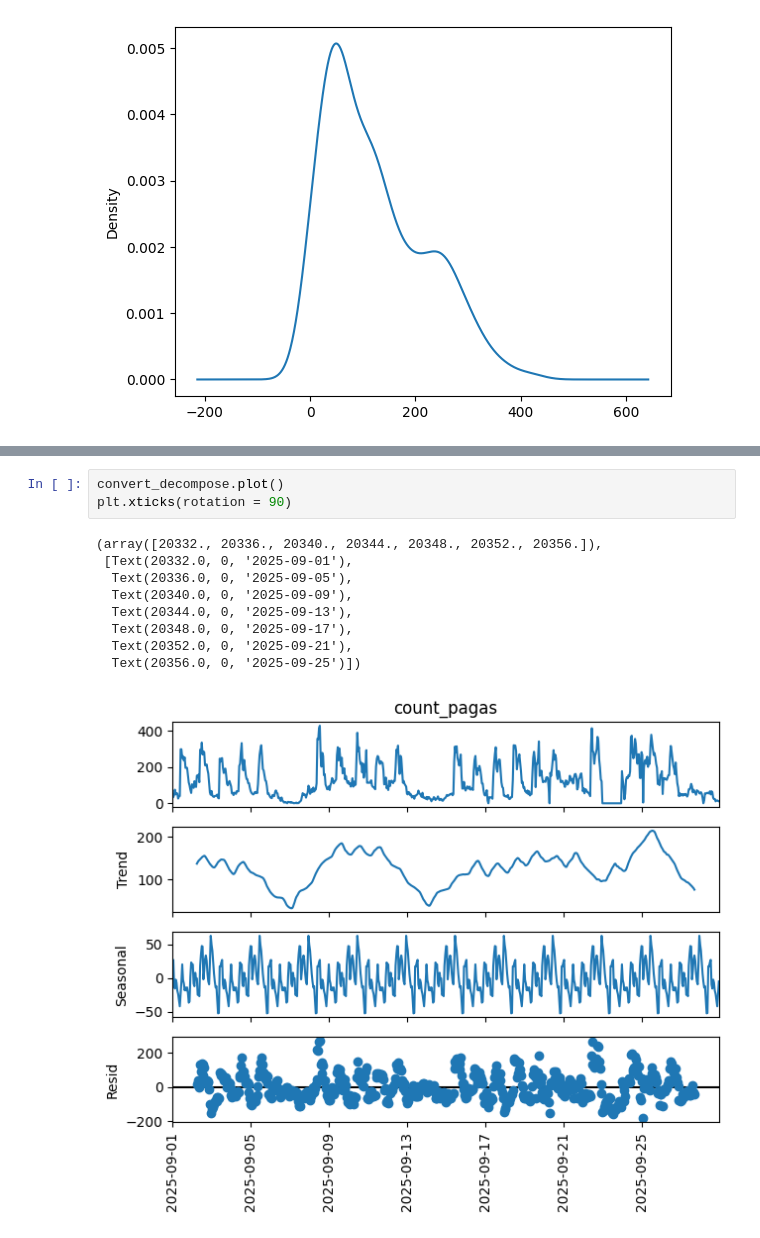
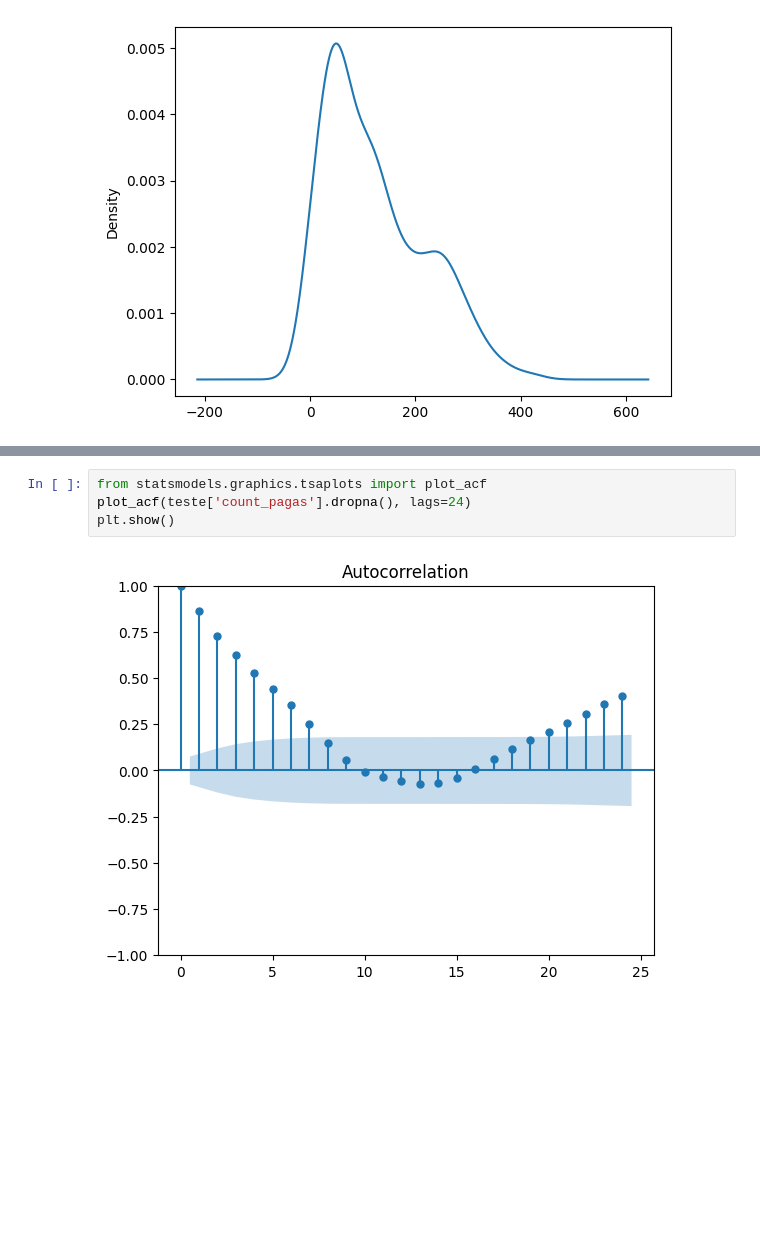
Before and after one commit to Fagner608/projeto_consultas, a Jupyter notebook: src/planejamento/conversao.ipynb, the cells around one changed output, grey strips where cells are left out. Drawn from its saved outputs; the diff is of its cells as text; blank space fills up the shorter version.

```diff
--- a/src/planejamento/conversao.ipynb
+++ b/src/planejamento/conversao.ipynb
@@ -248,13 +225,6 @@ convert_decompose = seasonal_decompose(teste['count_pagas'], model='additive', p
-# %%
-convert_decompose.plot()
-plt.xticks(rotation = 90)
-# %% [output]
-(array([20332., 20336., 20340., 20344., 20348., 20352., 20356.]),
- [Text(20332.0, 0, '2025-09-01'),
-  Text(20336.0, 0, '2025-09-05'),
-  Text(20340.0, 0, '2025-09-09'),
-  Text(20344.0, 0, '2025-09-13'),
-  Text(20348.0, 0, '2025-09-17'),
-  Text(20352.0, 0, '2025-09-21'),
-  Text(20356.0, 0, '2025-09-25')])
-[figure, removed]
+# %%
+from statsmodels.graphics.tsaplots import plot_acf
+plot_acf(teste['count_pagas'].dropna(), lags=24)
+plt.show()
+# %% [output]
+[figure, added]
```
Also changed, not shown: parts of 30 cells of this notebook, 2 other files.
